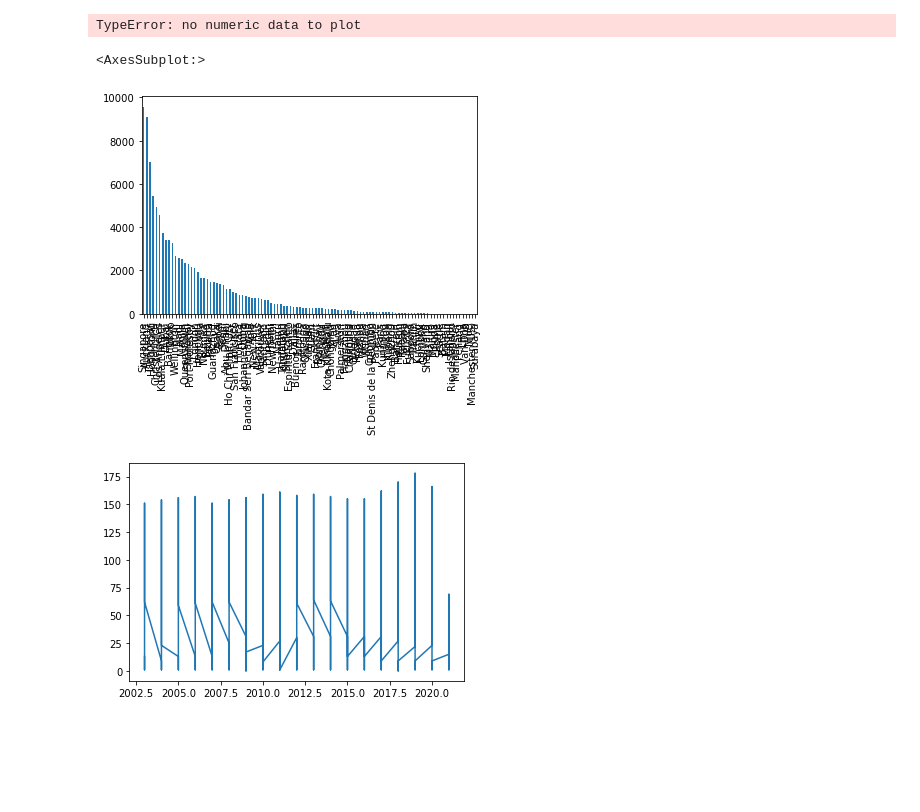
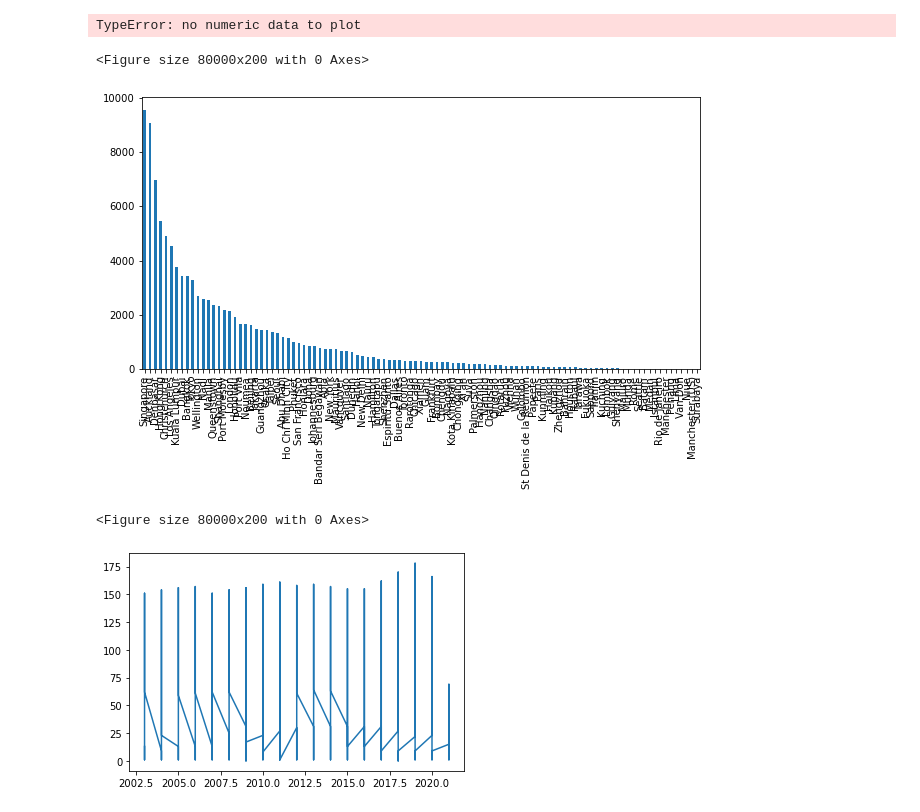
Before and after one commit to edward-jiang3649/data_project, a Jupyter notebook: Data_project.ipynb, the cells around one changed output. Cells and saved outputs as stored; diff of their text form; code cells hidden in the pictures; blank space fills up the shorter version.

```diff
--- a/Data_project.ipynb
+++ b/Data_project.ipynb
@@ -130,11 +132,15 @@ flights["International_City"].plot(kind="bar")
 loading from file
 TypeError: no numeric data to plot
 # %%
+from matplotlib.pyplot import figure
 afcsv = flights["International_City"].value_counts()
 afcsv.plot(kind="bar")
+
+figure(figsize=(400, 1), dpi=200)
 # %% [output]
-<AxesSubplot:>
+<Figure size 80000x200 with 0 Axes>
-[figure, old version]
+[figure, new version]
+<Figure size 80000x200 with 0 Axes>
 # %%
 import matplotlib
 import matplotlib.pyplot as plt
```
Also changed, not shown: parts of 6 cells of this notebook.
